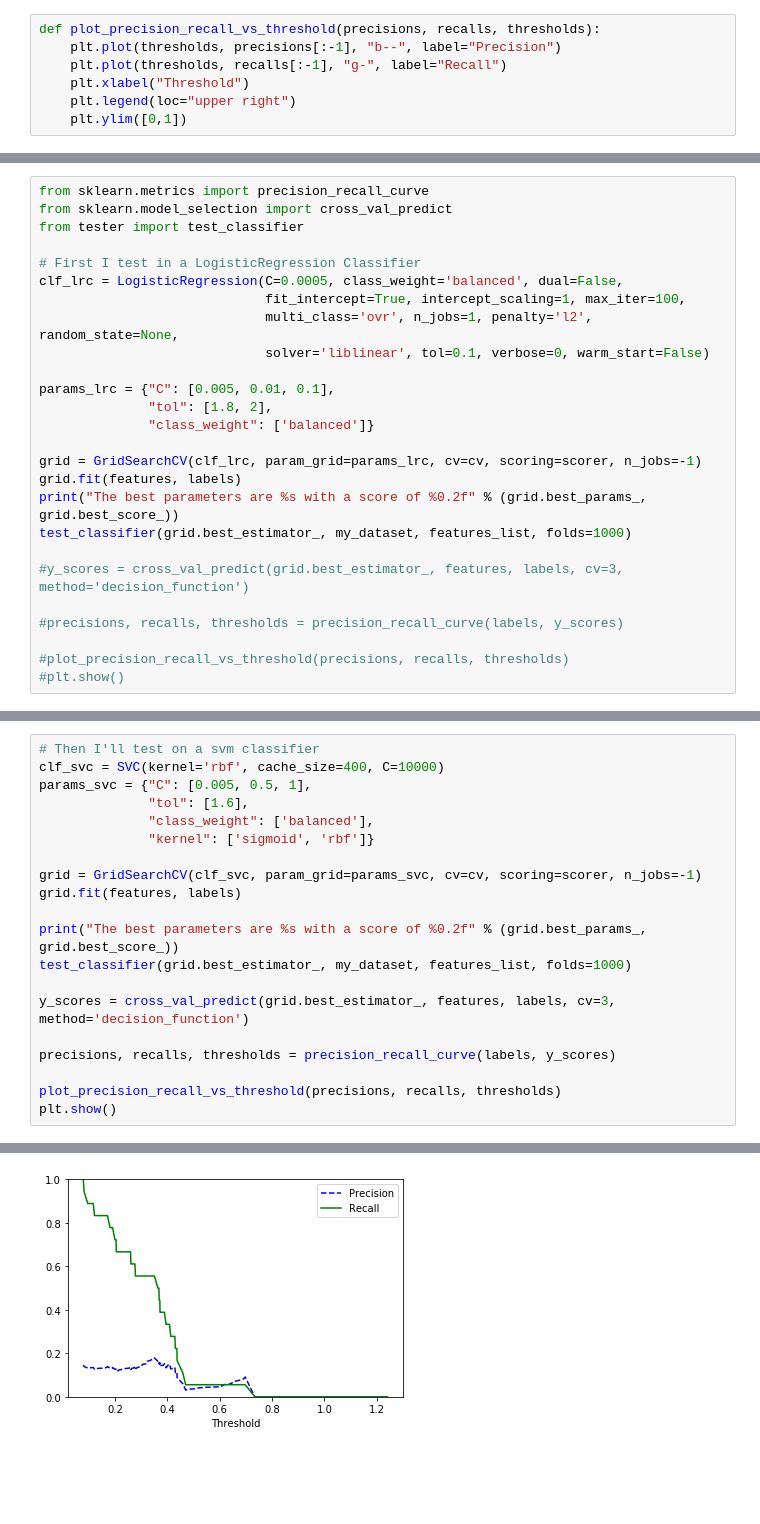
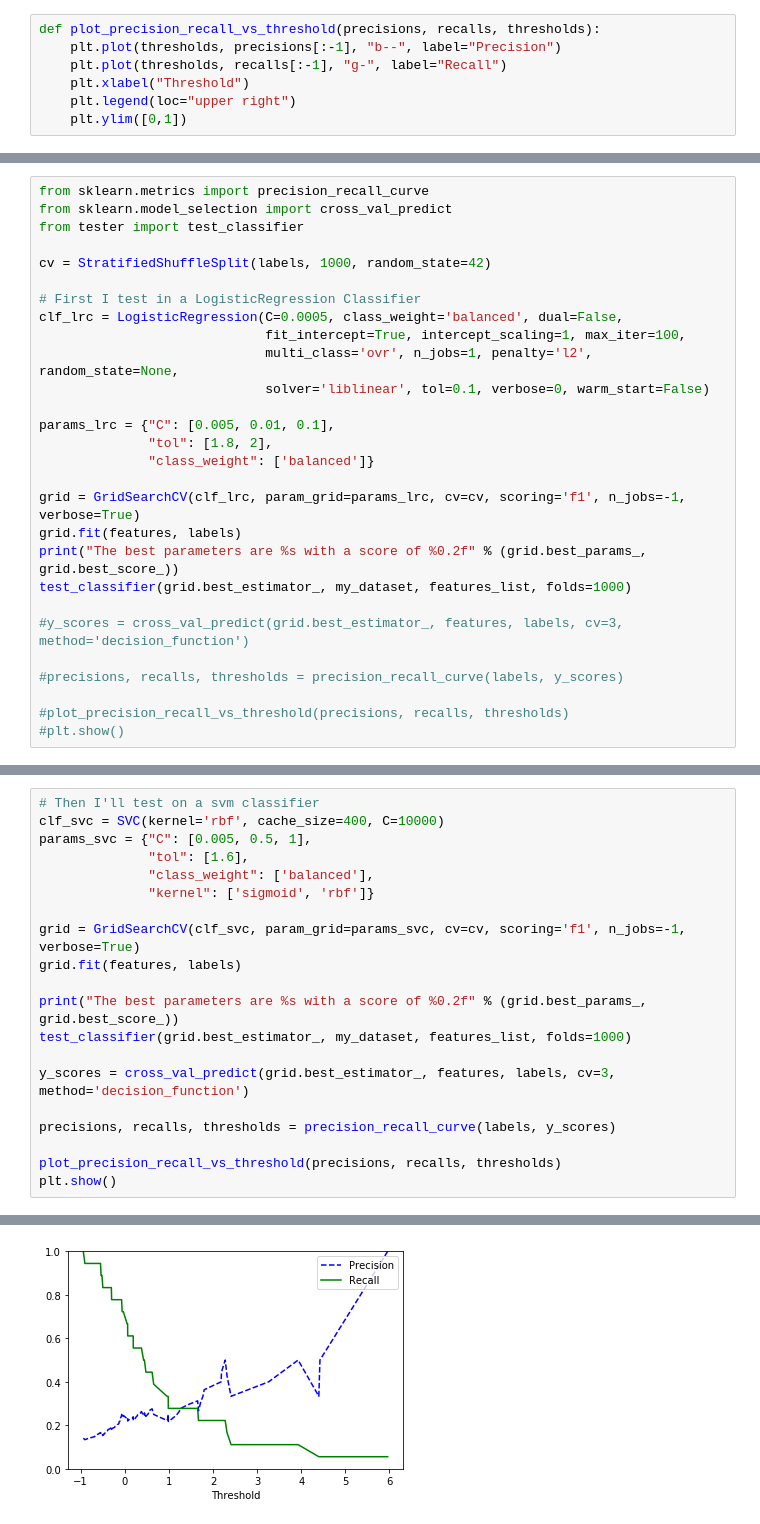
Before and after one commit to igabba/ud120-projects, a Jupyter notebook: final_project/working_with_data.ipynb, the cells around one changed output, grey strips where cells are left out. Cells and saved outputs as stored; diff of their text form; blank space fills up the shorter version.

```diff
--- a/final_project/working_with_data.ipynb
+++ b/final_project/working_with_data.ipynb
@@ -839,6 +912,8 @@ features_list.remove("other_squared")                #A: 0.68360 P: 0.26586 R: 0
 from sklearn.metrics import precision_recall_curve
 from sklearn.model_selection import cross_val_predict
 from tester import test_classifier
+
+cv = StratifiedShuffleSplit(labels, 1000, random_state=42)
 
 # First I test in a LogisticRegression Classifier
 clf_lrc = LogisticRegression(C=0.0005, class_weight='balanced', dual=False,
@@ -850,7 +925,7 @@ params_lrc = {"C": [0.005, 0.01, 0.1],
               "tol": [1.8, 2],
               "class_weight": ['balanced']}
 
-grid = GridSearchCV(clf_lrc, param_grid=params_lrc, cv=cv, scoring=scorer, n_jobs=-1)
+grid = GridSearchCV(clf_lrc, param_grid=params_lrc, cv=cv, scoring='f1', n_jobs=-1, verbose=True)
 grid.fit(features, labels)
 print("The best parameters are %s with a score of %0.2f" % (grid.best_params_, grid.best_score_))
 test_classifier(grid.best_estimator_, my_dataset, features_list, folds=1000)
@@ -924,7 +964,7 @@ params_svc = {"C": [0.005, 0.5, 1],
               "class_weight": ['balanced'],
               "kernel": ['sigmoid', 'rbf']}
 
-grid = GridSearchCV(clf_svc, param_grid=params_svc, cv=cv, scoring=scorer, n_jobs=-1)
+grid = GridSearchCV(clf_svc, param_grid=params_svc, cv=cv, scoring='f1', n_jobs=-1, verbose=True)
 grid.fit(features, labels)
 
 print("The best parameters are %s with a score of %0.2f" % (grid.best_params_, grid.best_score_))
@@ -947 +991 @@ SVC(C=0.5, cache_size=400, class_weight='balanced', coef0=0.0,
-[figure, old version]
+[figure, new version]
```
Also changed, not shown: parts of 15 cells of this notebook.
